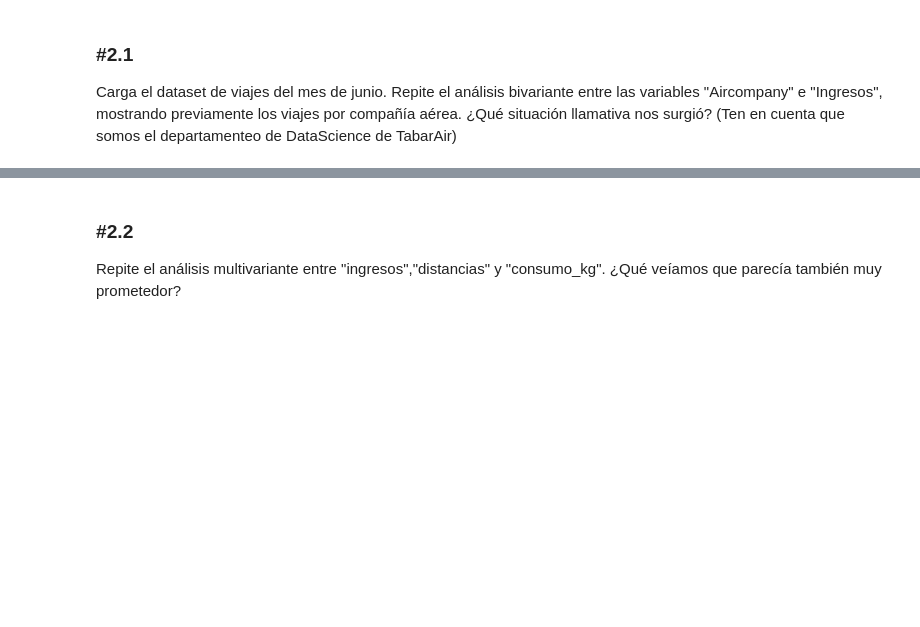
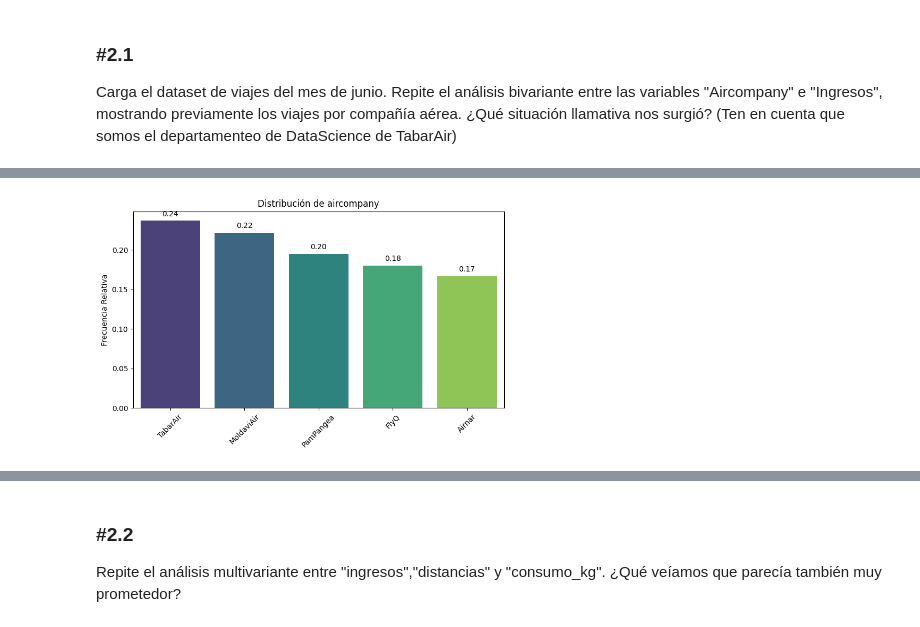
Before and after one commit to CristianZB-dev/MIS_PRACTICAS, a Jupyter notebook: 03_Analisis_de_Datos/Sprint_07/Unidad_02/Practica_Obligatoria/18_Practica_Obligatoria_Multivariante.ipynb, the cells around one changed output, grey strips where cells are left out. Saved outputs shown, nothing was run; the diff lists cells and outputs as text; code cells hidden in the pictures; blank space fills up the shorter version.

```diff
--- a/03_Analisis_de_Datos/Sprint_07/Unidad_02/Practica_Obligatoria/18_Practica_Obligatoria_Multivariante.ipynb
+++ b/03_Analisis_de_Datos/Sprint_07/Unidad_02/Practica_Obligatoria/18_Practica_Obligatoria_Multivariante.ipynb
@@ -488,0 +510,4 @@ Carga el dataset de viajes del mes de junio. Repite el análisis bivariante entr
+# %%
+pinta_distribucion_categoricas(df_viajes_junio,["aircompany"],relativa=True,mostrar_valores=True)
+# %% [output]
+[figure, added]
```
Also changed, not shown: parts of 33 cells of this notebook.
